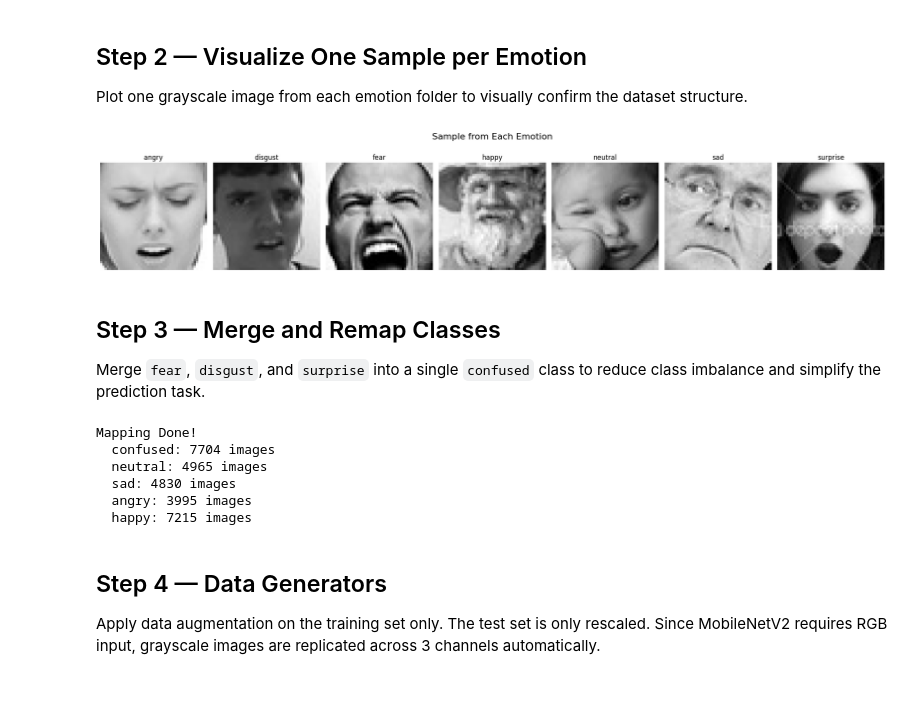
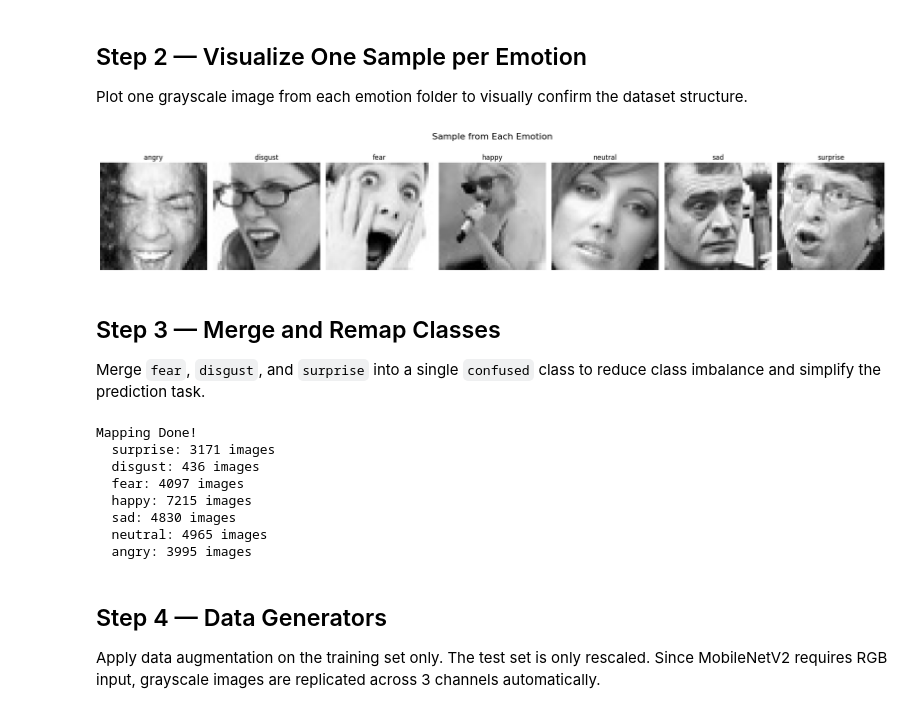
Before and after one commit to xXxAleXxX01/Licenta, a Jupyter notebook: emotional_face.ipynb, the cells around one changed output. Cells and saved outputs as stored; diff of their text form; code cells hidden in the pictures.

```diff
--- a/emotional_face.ipynb
+++ b/emotional_face.ipynb
@@ -51,8 +224,8 @@ Count images per class in both train and test splits and display the class distr
 # %%
 import os
 
-train_dir = '/kaggle/input/fer2013/train'
-test_dir  = '/kaggle/input/fer2013/test'
+train_dir = './train'
+test_dir  = './test'
 
 def print_counts_and_percentages(base_dir, title):
     print(title)
@@ -98,24 +271,27 @@ Plot one grayscale image from each emotion folder to visually confirm the datase
 # %%
 import matplotlib.pyplot as plt
 import matplotlib.image as mpimg
 
 emotions = sorted(os.listdir(train_dir))
 
 fig, axes = plt.subplots(1, len(emotions), figsize=(20, 4))
 fig.suptitle('Sample from Each Emotion', fontsize=16)
 
 for ax, emotion in zip(axes, emotions):
     folder   = os.path.join(train_dir, emotion)
-    img_path = os.path.join(folder, os.listdir(folder)[0])
+    valid_images = [f for f in os.listdir(folder) if f.lower().endswith(('.jpg', '.jpeg', '.png')) and ':' not in f]
+    if not valid_images:
+        continue
+    img_path = os.path.join(folder, valid_images[0])
     img = mpimg.imread(img_path)
     ax.imshow(img, cmap='gray')
     ax.set_title(emotion)
     ax.axis('off')
 
 plt.tight_layout()
 plt.show()
 # %% [output]
-[figure, old version]
+[figure, new version]
 # %% [markdown]
 ## Step 3 — Merge and Remap Classes
 
@@ -134,8 +310,8 @@ mapping = {
 }
 
 for split in ['train', 'test']:
-    src_base = f'/kaggle/input/fer2013/{split}'
-    dst_base = f'/kaggle/working/data/{split}'
+    src_base = f'./{split}'
+    dst_base = f'./data/{split}'
 
     for old_class, new_class in mapping.items():
         src = os.path.join(src_base, old_class)
@@ -146,16 +322,18 @@ for split in ['train', 'test']:
             shutil.copy(os.path.join(src, img), os.path.join(dst, img))
 
 print('Mapping Done!')
-for emotion in os.listdir('/kaggle/working/data/train'):
-    count = len(os.listdir(f'/kaggle/working/data/train/{emotion}'))
+for emotion in os.listdir('./train'):
+    count = len(os.listdir(f'./train/{emotion}'))
     print(f'  {emotion}: {count} images')
 # %% [output]
 Mapping Done!
-  confused: 7704 images
+  surprise: 3171 images
+  disgust: 436 images
+  fear: 4097 images
+  happy: 7215 images
+  sad: 4830 images
   neutral: 4965 images
-  sad: 4830 images
   angry: 3995 images
-  happy: 7215 images
 # %% [markdown]
 ## Step 4 — Data Generators
 
```
Also changed, not shown: parts of 15 cells of this notebook.
